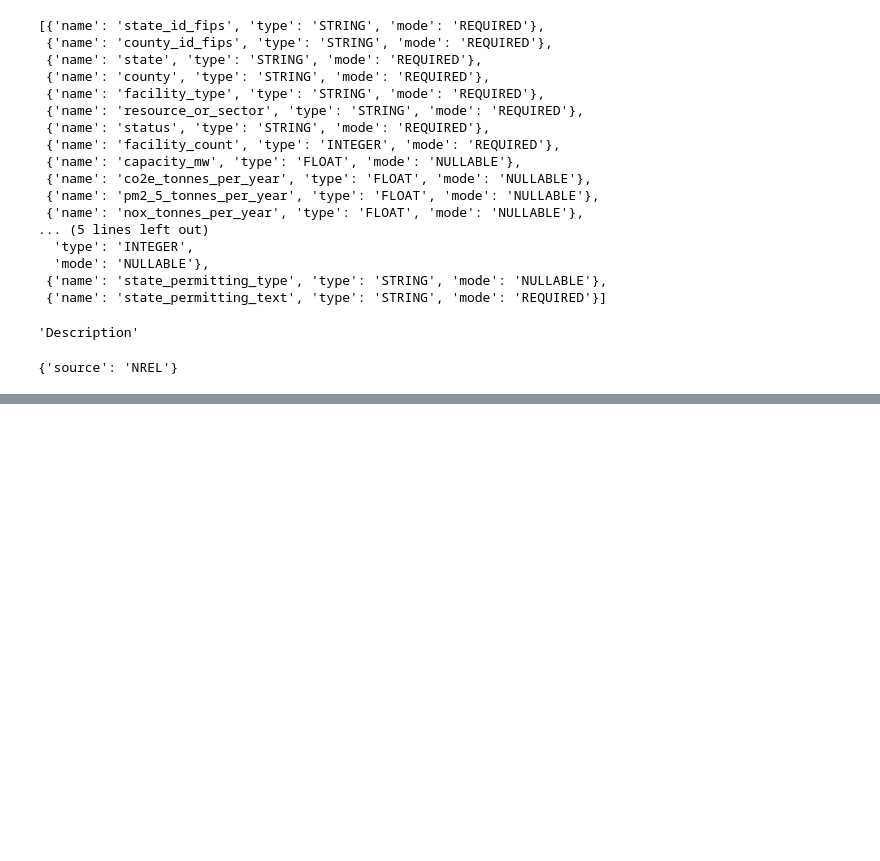
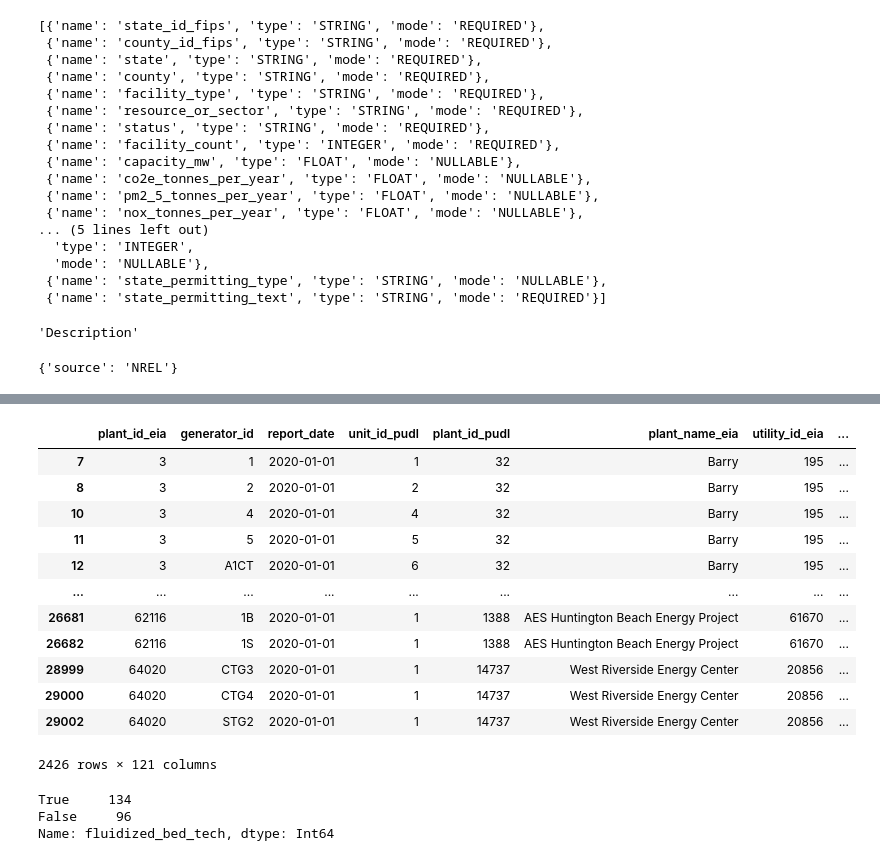
Before and after one commit to deployment-gap-model-education-fund/deployment-gap-model, a Jupyter notebook: notebooks/create-datawarehouse-schemas.ipynb, the cells around one changed output, grey strips where cells are left out. Cells and saved outputs as stored; diff of their text form; code cells hidden in the pictures; blank space fills up the shorter version.

```diff
--- a/notebooks/create-datawarehouse-schemas.ipynb
+++ b/notebooks/create-datawarehouse-schemas.ipynb
@@ -376,0 +408,23 @@ c.info
+# %%
+dtyped_mcoe = mcoe.convert_dtypes()
+dtyped_mcoe[dtyped_mcoe.fuel_cost_from_eiaapi == False]
+# %% [output]
+|  | plant_id_eia | generator_id | report_date | unit_id_pudl | plant_id_pudl | plant_name_eia | utility_id_eia | ... |
+| 7 | 3 | 1 | 2020-01-01 | 1 | 32 | Barry | 195 | ... |
+| 8 | 3 | 2 | 2020-01-01 | 2 | 32 | Barry | 195 | ... |
+| 10 | 3 | 4 | 2020-01-01 | 4 | 32 | Barry | 195 | ... |
+| 11 | 3 | 5 | 2020-01-01 | 5 | 32 | Barry | 195 | ... |
+| 12 | 3 | A1CT | 2020-01-01 | 6 | 32 | Barry | 195 | ... |
+| ... | ... | ... | ... | ... | ... | ... | ... | ... |
+| 26681 | 62116 | 1B | 2020-01-01 | 1 | 1388 | AES Huntington Beach Energy Project | 61670 | ... |
+| 26682 | 62116 | 1S | 2020-01-01 | 1 | 1388 | AES Huntington Beach Energy Project | 61670 | ... |
+| 28999 | 64020 | CTG3 | 2020-01-01 | 1 | 14737 | West Riverside Energy Center | 20856 | ... |
+| 29000 | 64020 | CTG4 | 2020-01-01 | 1 | 14737 | West Riverside Energy Center | 20856 | ... |
+| 29002 | 64020 | STG2 | 2020-01-01 | 1 | 14737 | West Riverside Energy Center | 20856 | ... |
+2426 rows × 121 columns
+# %%
+dtyped_mcoe.fluidized_bed_tech.value_counts()
+# %% [output]
+True     134
+False     96
+Name: fluidized_bed_tech, dtype: Int64
```
Also changed, not shown: parts of 5 cells of this notebook, 5 other files.
